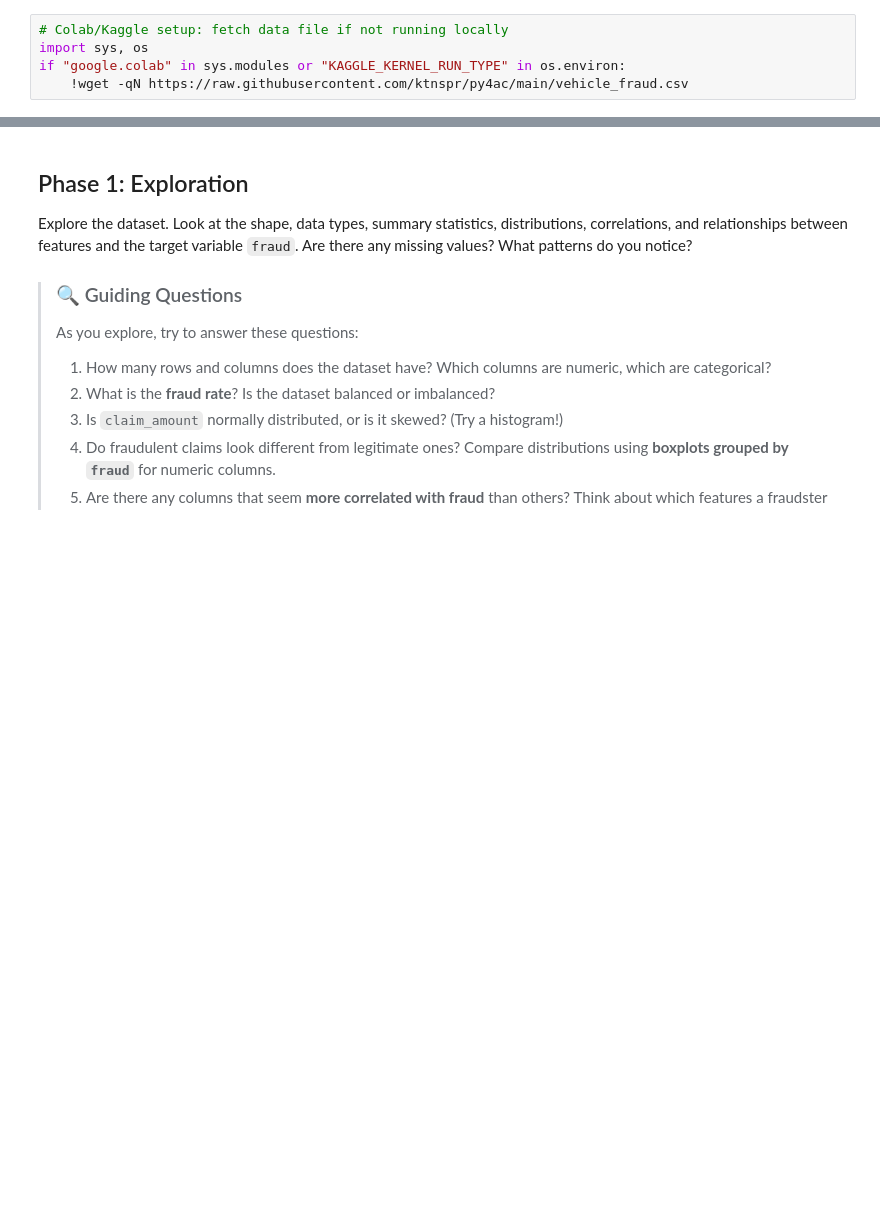
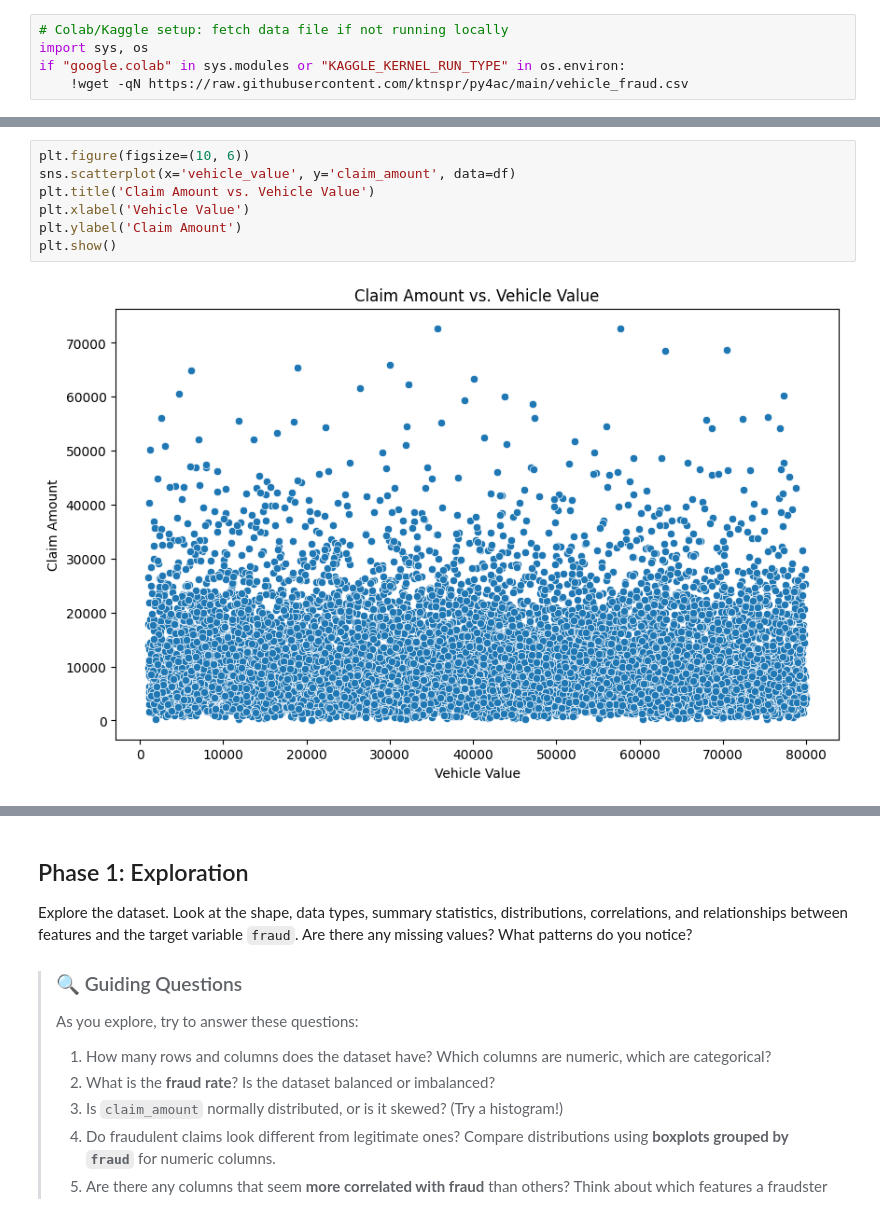
Before and after one commit to DaDirnbocher/py4ac, a Jupyter notebook: 06_fraud_detection_exercise.ipynb, the cells around one changed output, grey strips where cells are left out. Saved outputs shown, nothing was run; the diff lists cells and outputs as text; blank space fills up the shorter version.

```diff
--- a/06_fraud_detection_exercise.ipynb
+++ b/06_fraud_detection_exercise.ipynb
@@ -43,0 +99,9 @@ df.head()
+# %%
+plt.figure(figsize=(10, 6))
+sns.scatterplot(x='vehicle_value', y='claim_amount', data=df)
+plt.title('Claim Amount vs. Vehicle Value')
+plt.xlabel('Vehicle Value')
+plt.ylabel('Claim Amount')
+plt.show()
+# %% [output]
+[figure, added]
```
Also changed, not shown: parts of 11 cells of this notebook.
